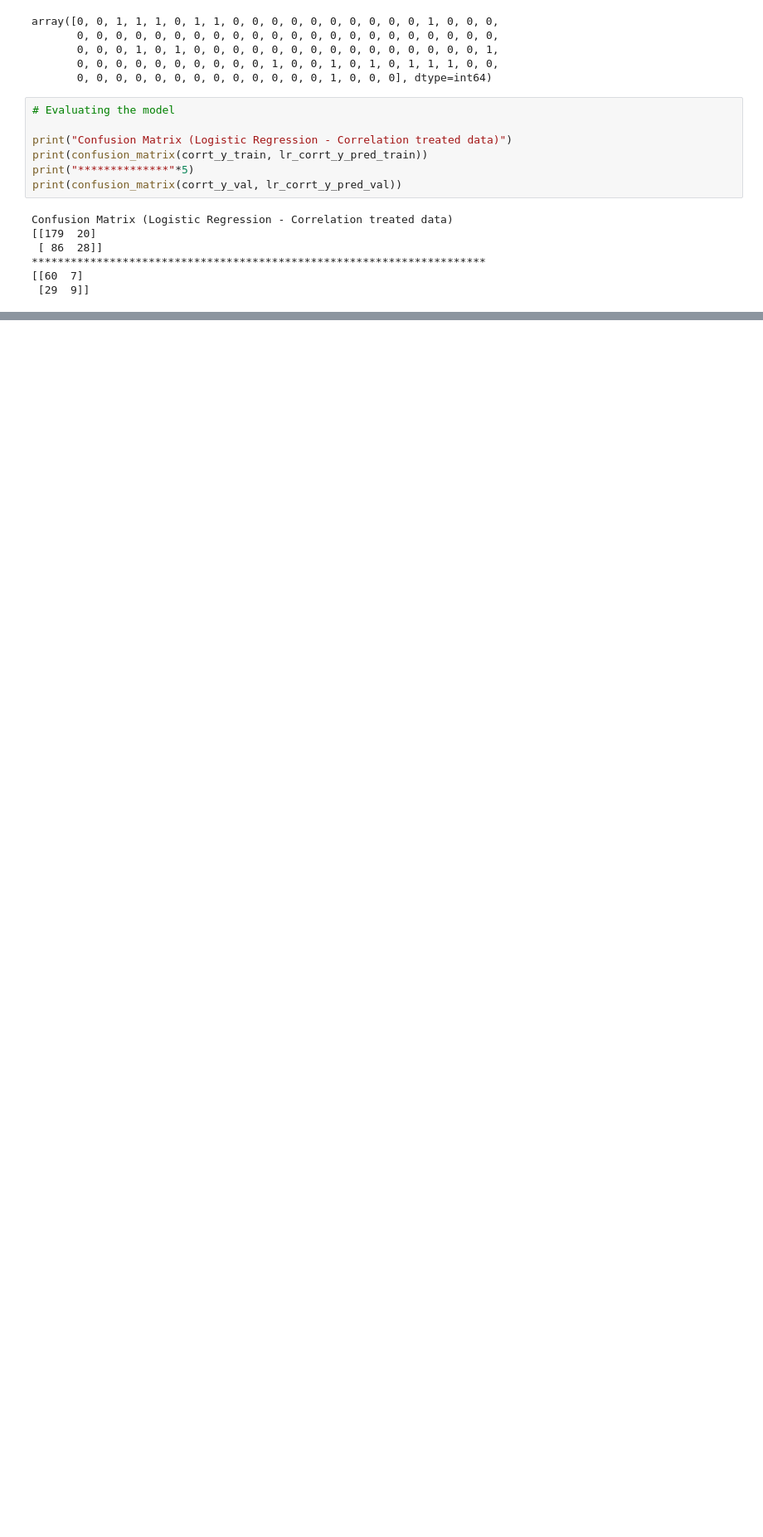
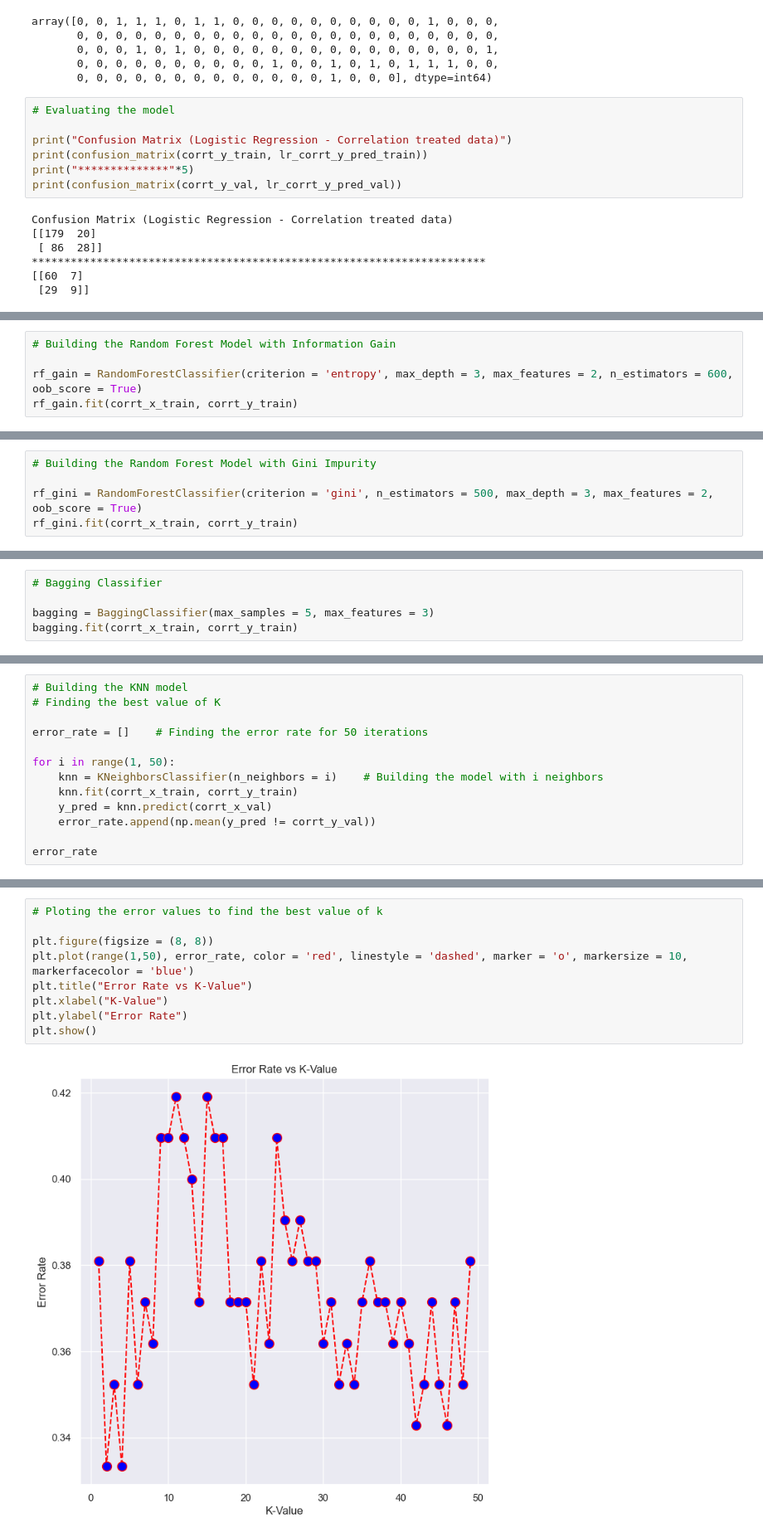
Before and after one commit to younusmohamed77/CodSoft, a Jupyter notebook: 01_Titanic Survival Prediction.ipynb, the cells around one changed output, grey strips where cells are left out. Shown at 83% size. Saved outputs shown, nothing was run; the diff lists cells and outputs as text; blank space fills up the shorter version.

```diff
--- a/01_Titanic Survival Prediction.ipynb
+++ b/01_Titanic Survival Prediction.ipynb
@@ -746,0 +914,5 @@ Accuracy Score (Logistic Regression - Correlation treated data)
+# %%
+# Building the Random Forest Model with Information Gain
+
+rf_gain = RandomForestClassifier(criterion = 'entropy', max_depth = 3, max_features = 2, n_estimators = 600, oob_score = True)
+rf_gain.fit(corrt_x_train, corrt_y_train)
@@ -746,0 +960,5 @@ Accuracy Score (Logistic Regression - Correlation treated data)
+# %%
+# Building the Random Forest Model with Gini Impurity
+
+rf_gini = RandomForestClassifier(criterion = 'gini', n_estimators = 500, max_depth = 3, max_features = 2, oob_score = True)
+rf_gini.fit(corrt_x_train, corrt_y_train)
@@ -746,0 +1006,5 @@ Accuracy Score (Logistic Regression - Correlation treated data)
+# %%
+# Bagging Classifier
+
+bagging = BaggingClassifier(max_samples = 5, max_features = 3)
+bagging.fit(corrt_x_train, corrt_y_train)
@@ -746,0 +1051,13 @@ Accuracy Score (Logistic Regression - Correlation treated data)
+# %%
+# Building the KNN model
+# Finding the best value of K
+
+error_rate = []    # Finding the error rate for 50 iterations
+
+for i in range(1, 50):
+    knn = KNeighborsClassifier(n_neighbors = i)    # Building the model with i neighbors
+    knn.fit(corrt_x_train, corrt_y_train)
+    y_pred = knn.predict(corrt_x_val)
+    error_rate.append(np.mean(y_pred != corrt_y_val))
+
+error_rate
@@ -746,0 +1082,11 @@ Accuracy Score (Logistic Regression - Correlation treated data)
+# %%
+# Ploting the error values to find the best value of k
+
+plt.figure(figsize = (8, 8))
+plt.plot(range(1,50), error_rate, color = 'red', linestyle = 'dashed', marker = 'o', markersize = 10, markerfacecolor = 'blue')
+plt.title("Error Rate vs K-Value")
+plt.xlabel("K-Value")
+plt.ylabel("Error Rate")
+plt.show()
+# %% [output]
+[figure, added]
```
Also changed, not shown: parts of 74 cells of this notebook.
